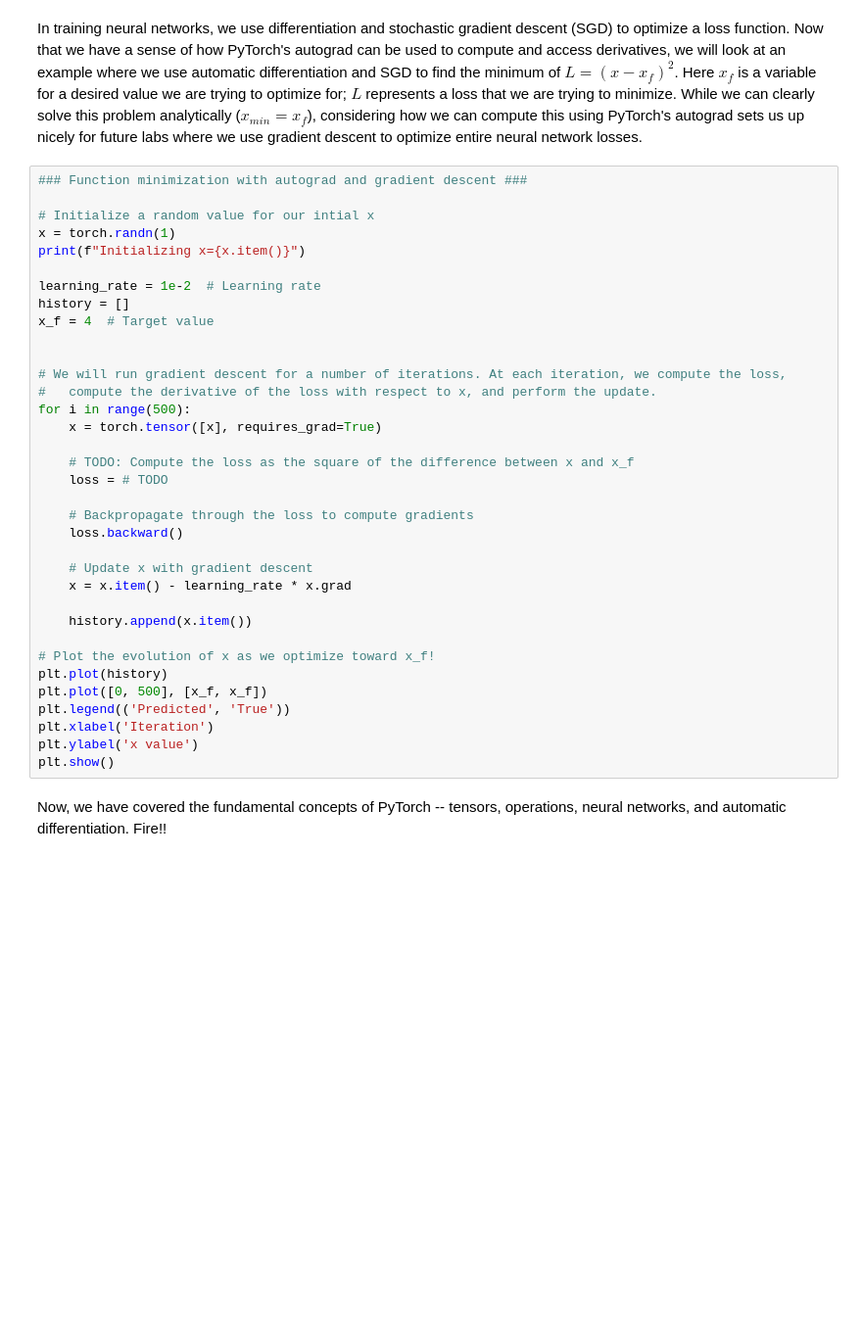
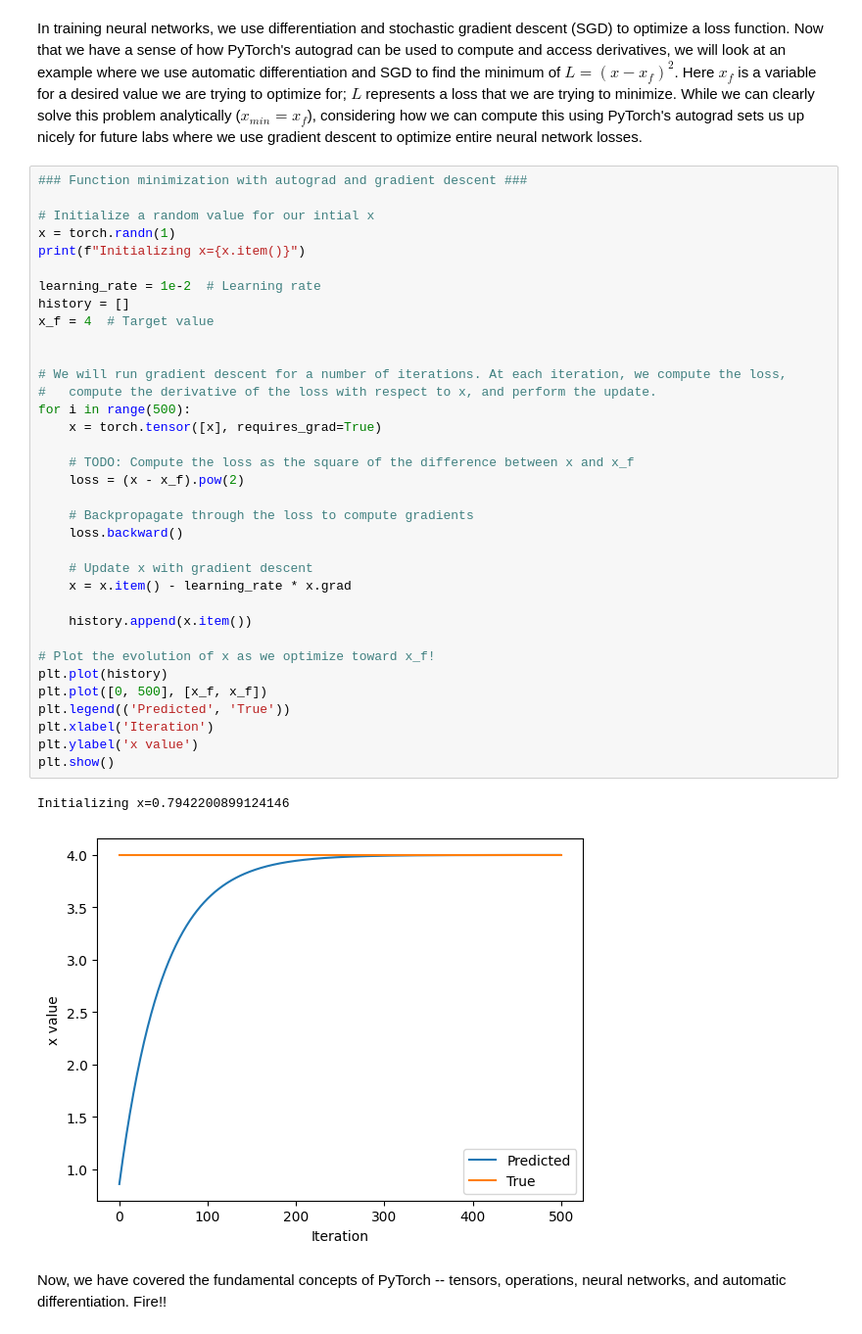
Before and after one commit to ming-x-yue/introtodeeplearning, a Jupyter notebook: lab1/PT_Part1_Intro.ipynb, the cells around one changed output. Shown at 98% size. Cells and saved outputs as stored; diff of their text form; blank space fills up the shorter version.

```diff
--- a/lab1/PT_Part1_Intro.ipynb
+++ b/lab1/PT_Part1_Intro.ipynb
@@ -301,33 +327,36 @@ In training neural networks, we use differentiation and stochastic gradient desc
 x = torch.randn(1)
 print(f"Initializing x={x.item()}")
 
 learning_rate = 1e-2  # Learning rate
 history = []
 x_f = 4  # Target value
 
 
 # We will run gradient descent for a number of iterations. At each iteration, we compute the loss,
 #   compute the derivative of the loss with respect to x, and perform the update.
 for i in range(500):
     x = torch.tensor([x], requires_grad=True)
 
     # TODO: Compute the loss as the square of the difference between x and x_f
-    loss = # TODO
+    loss = (x - x_f).pow(2)
 
     # Backpropagate through the loss to compute gradients
     loss.backward()
 
     # Update x with gradient descent
     x = x.item() - learning_rate * x.grad
 
     history.append(x.item())
 
 # Plot the evolution of x as we optimize toward x_f!
 plt.plot(history)
 plt.plot([0, 500], [x_f, x_f])
 plt.legend(('Predicted', 'True'))
 plt.xlabel('Iteration')
 plt.ylabel('x value')
 plt.show()
+# %% [output]
+Initializing x=0.7942200899124146
+[figure, added]
 # %% [markdown]
 Now, we have covered the fundamental concepts of PyTorch -- tensors, operations, neural networks, and automatic differentiation. Fire!!
```
Also changed, not shown: parts of 10 cells of this notebook.
